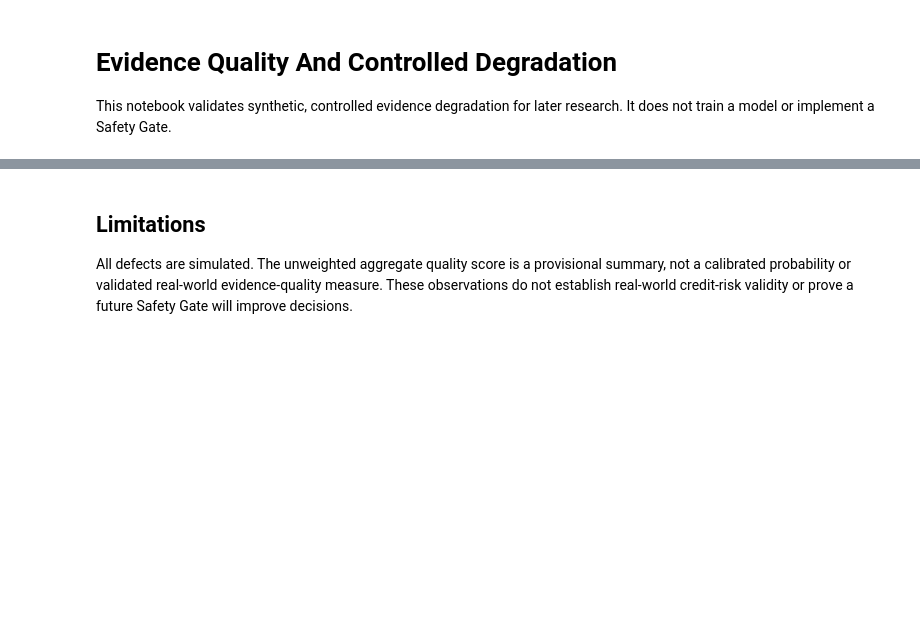
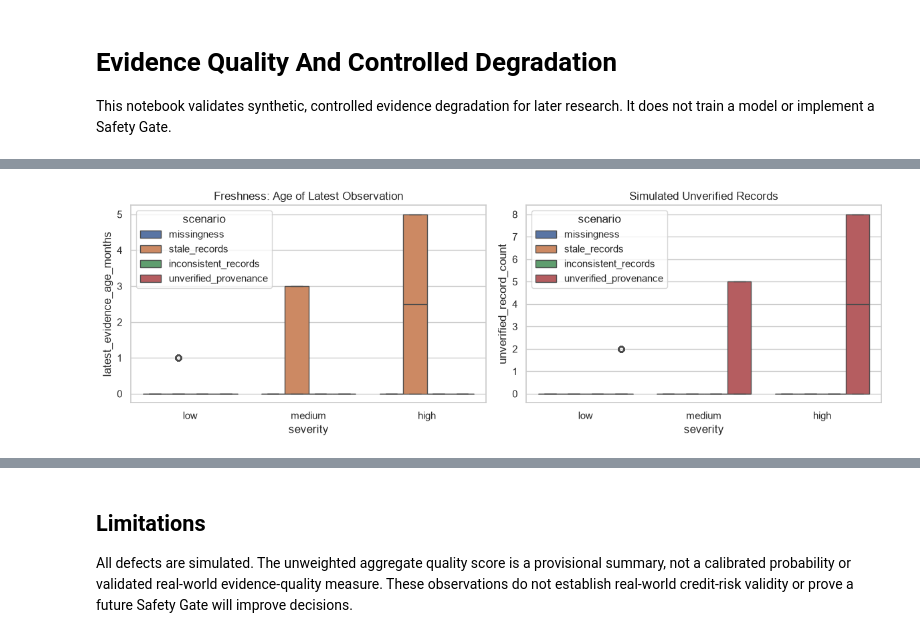
Before and after one commit to Gaurav4025/alternative-credit-decision-integrity, a Jupyter notebook: notebooks/05_evidence_quality.ipynb, the cells around one changed output, grey strips where cells are left out. Drawn from its saved outputs; the diff is of its cells as text; code cells hidden in the pictures; blank space fills up the shorter version.

Commit message:
fix: correct evidence degradation measurement

```diff
--- a/notebooks/05_evidence_quality.ipynb
+++ b/notebooks/05_evidence_quality.ipynb
@@ -57,10 +94,12 @@ fig.tight_layout()
 # %%
 fig, axes = plt.subplots(1, 2, figsize=(12, 4))
-sns.boxplot(data=quality, x='severity', y='observation_age_months', hue='scenario', ax=axes[0])
+sns.boxplot(data=quality, x='severity', y='latest_evidence_age_months', hue='scenario', ax=axes[0])
 axes[0].set_title('Freshness: Age of Latest Observation')
 sns.boxplot(data=quality, x='severity', y='unverified_record_count', hue='scenario', ax=axes[1])
 axes[1].set_title('Simulated Unverified Records')
 fig.tight_layout()
+# %% [output]
+[figure, added]
 # %%
 dimension_columns = ['completeness_score', 'consistency_score', 'freshness_score', 'provenance_score', 'evidence_quality_score']
 quality.groupby(['scenario', 'severity'])[dimension_columns].mean().round(4)
```
Also changed, not shown: parts of 7 cells of this notebook, 9 other files.
